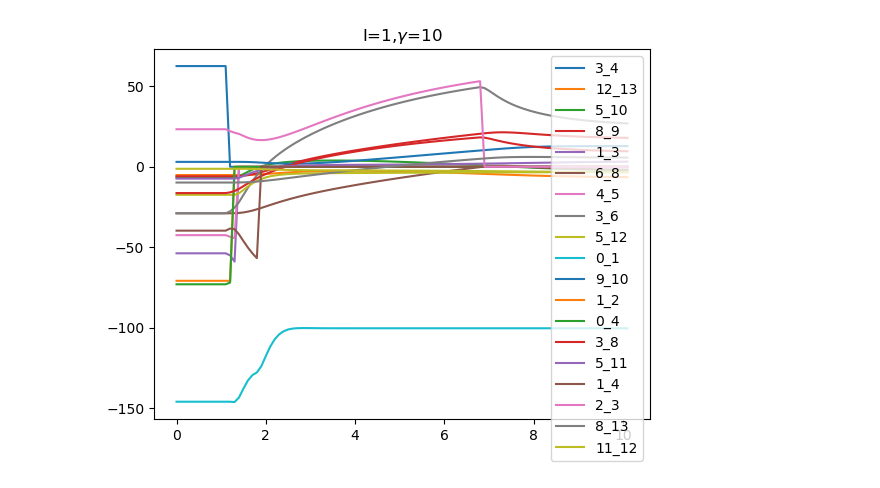
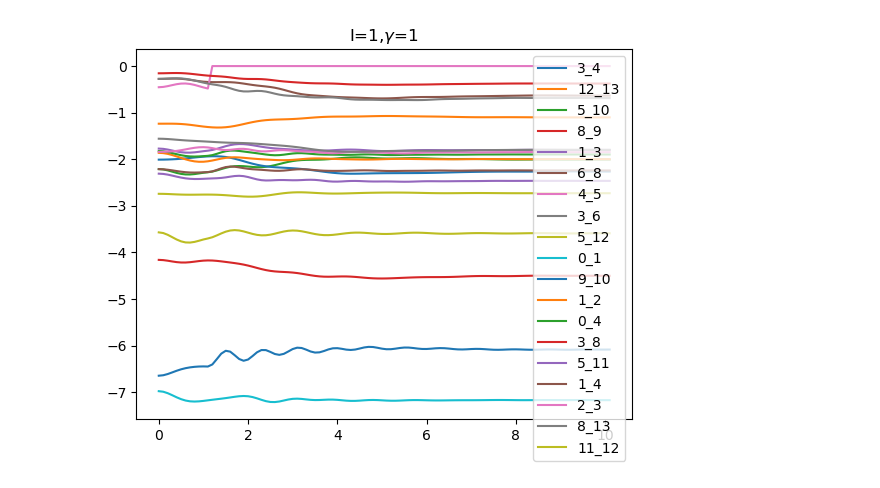
Before and after one commit to gmantegna/modeling-cascading-failure, a Jupyter notebook: notebooks/test case.ipynb, the cells around one changed output. Drawn from its saved outputs; the diff is of its cells as text; code cells hidden in the pictures.

```diff
--- a/notebooks/test case.ipynb
+++ b/notebooks/test case.ipynb
@@ -39,67 +39,68 @@ pv = np.loadtxt(Path("./data") / "pv{}.csv".format(num_buses),
                  delimiter=",", dtype=str)
 pv = pv.astype(int) - 1
 pq = np.loadtxt(Path("./data") / "pq{}.csv".format(num_buses),
                  delimiter=",", dtype=str)
 pq = pq.astype(int) - 1
 base_mva = np.loadtxt(Path("./data") / "base_mva{}.csv".format(num_buses),
                  delimiter=",", dtype=str)
 base_mva = float(base_mva)
 
 # convert data
 PV_x = np.array([1 if i in pv else 0 for i in range(Y.shape[0])]).reshape(-1,1)
 PQ_x = np.array([1 if i in pq else 0 for i in range(Y.shape[0])]).reshape(-1,1)
 x_slack = np.array([1 if i==slack else 0 for i in range(Y.shape[0])]).reshape(-1,1)
 V_abs_full = abs(v).reshape(-1,1)
 V_phase_full = npphase(v).reshape(-1,1)
 P_full = np.real(s).reshape(-1,1)
 Q_full = np.imag(s).reshape(-1,1)
 
 # prepare inputs
 V_abs = np.copy(V_abs_full)
 V_abs[PQ_x==1] = 1
 
 V_phase = np.copy(V_phase_full)
 V_phase[x_slack==0] = 0
 
 P_input = np.copy(P_full)
 P_input[x_slack==1] = np.nan
 
 Q_input = np.copy(Q_full)
 Q_input[PQ_x==0] = np.nan
+
+I = 1
+gamma=1
+I_array = np.ones(num_buses).reshape(-1,1)*I
+gamma_array = np.ones(num_buses).reshape(-1,1)*gamma
+(theta,omega,F,failure_time,F_threshold)=simulate.simulate_system(
+    Y,
+    PV_x,
+    PQ_x,
+    x_slack,
+    V_abs,
+    V_phase,
+    P_input,
+    Q_input,
+    eps,
+    max_iter,
+    base_MVA=base_mva,
+    line_to_cut=(4,5),
+    cut_time=1,
+    delta_t=0.1,
+    alpha=0.8,
+    I=I_array,
+    gamma=gamma_array,
+    t_max=10,
+    include_resistive_losses=True
+)
+import matplotlib.pyplot as plt
+lines = np.argwhere(np.abs(F.sel(time=0).values)>0)
+lines = list(set([tuple(sorted(line)) for line in lines]))
+fig,ax=plt.subplots()
+for line in lines:
+    data= F.sel(node_i=line[0],node_j=line[1])
+    plt.plot(data.time,data.values,label="{}_{}".format(line[0],line[1]))
+    plt.title("I={},$\gamma$={}".format(I,gamma))
+    plt.legend()
+    plt.savefig("I={},gamma={}.png".format(I,gamma),dpi=300)
+# %% [output]
+[figure, added]
-# %%
-I = 1
-gamma=10
-I_array = np.ones(num_buses).reshape(-1,1)*I
-gamma_array = np.ones(num_buses).reshape(-1,1)*gamma
-(theta,omega,F,failure_time,F_threshold)=simulate.simulate_system(
-    Y,
-    PV_x,
-    PQ_x,
-    x_slack,
-    V_abs,
-    V_phase,
-    P_input,
-    Q_input,
-    eps,
-    max_iter,
-    base_MVA=base_mva,
-    line_to_cut=(3,4),
-    cut_time=1,
-    delta_t=0.1,
-    alpha=0.1,
-    I=I_array,
-    gamma=gamma_array,
-    t_max=10
-)
-import matplotlib.pyplot as plt
-lines = np.argwhere(np.abs(F.sel(time=0).values)>0)
-lines = list(set([tuple(sorted(line)) for line in lines]))
-fig,ax=plt.subplots()
-for line in lines:
-    data= F.sel(node_i=line[0],node_j=line[1])
-    plt.plot(data.time,data.values,label="{}_{}".format(line[0],line[1]))
-    plt.title("I={},$\gamma$={}".format(I,gamma))
-    plt.legend()
-    plt.savefig("I={},gamma={}.png".format(I,gamma),dpi=300)
-# %% [output]
-[figure, removed]
```
Also changed, not shown: parts of 3 cells of this notebook, 2 other files.
